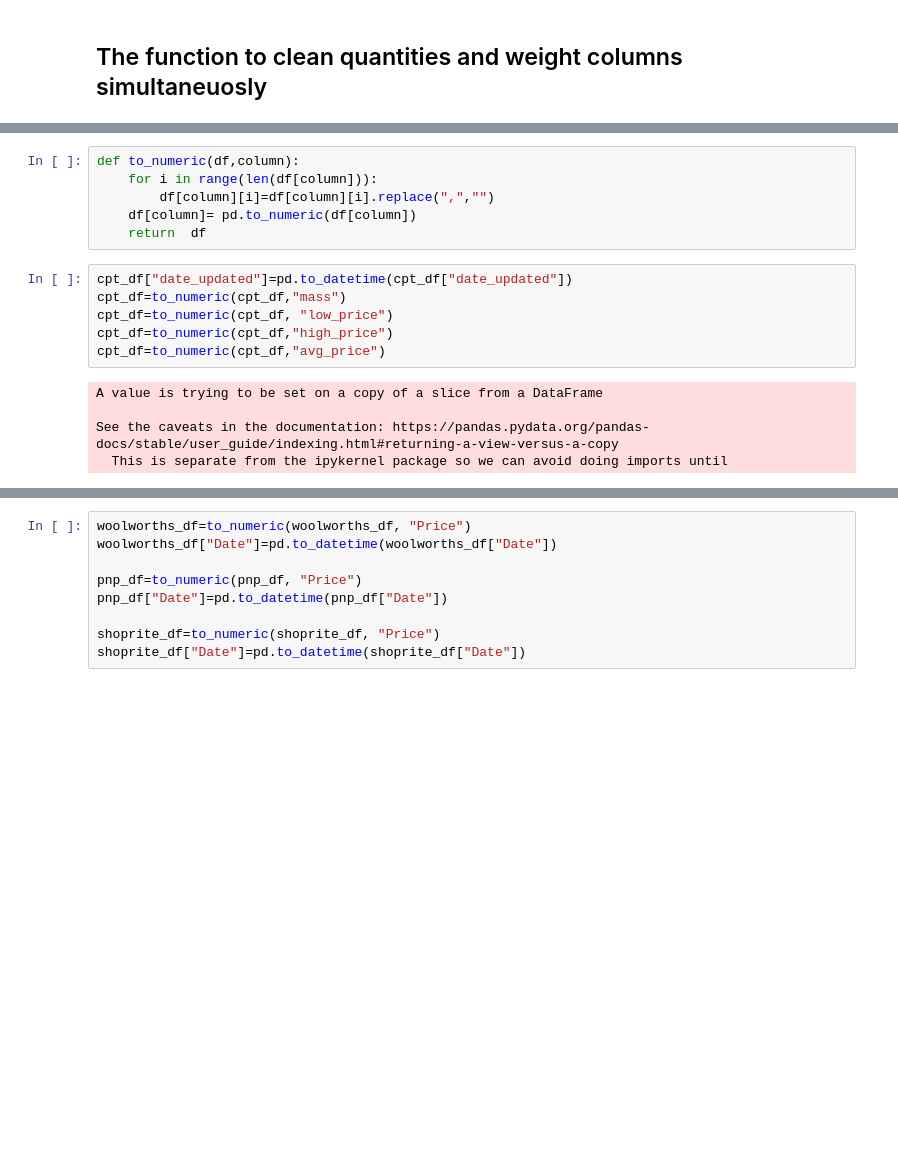
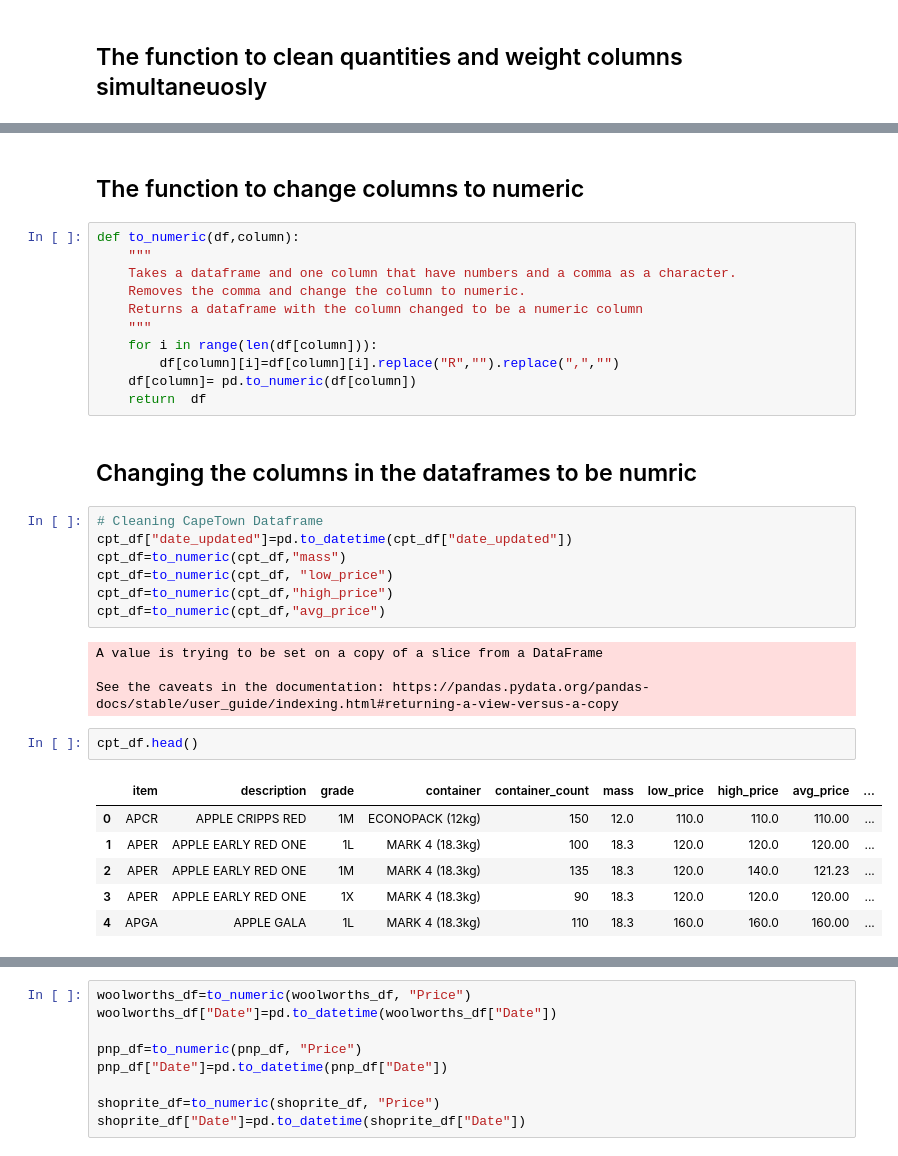
Before and after one commit to scmosoeu/fresh_produce, a Jupyter notebook: Data_cleaning/data_cleaning.ipynb, the cells around one changed output, grey strips where cells are left out. Drawn from its saved outputs; the diff is of its cells as text; blank space fills up the shorter version.

```diff
--- a/Data_cleaning/data_cleaning.ipynb
+++ b/Data_cleaning/data_cleaning.ipynb
@@ -194,10 +197,20 @@ jhb_comm_df_cleaned.head()
+# %% [markdown]
+## The function to change columns to numeric
 # %%
 def to_numeric(df,column):
+    """
+    Takes a dataframe and one column that have numbers and a comma as a character.
+    Removes the comma and change the column to numeric.
+    Returns a dataframe with the column changed to be a numeric column
+    """
     for i in range(len(df[column])):
-        df[column][i]=df[column][i].replace(",","")
+        df[column][i]=df[column][i].replace("R","").replace(",","")
     df[column]= pd.to_numeric(df[column])
     return  df
+# %% [markdown]
+## Changing the columns in the dataframes to be numric
 # %%
+# Cleaning CapeTown Dataframe
 cpt_df["date_updated"]=pd.to_datetime(cpt_df["date_updated"])
 cpt_df=to_numeric(cpt_df,"mass")
 cpt_df=to_numeric(cpt_df, "low_price")
@@ -207,5 +220,13 @@ cpt_df=to_numeric(cpt_df,"avg_price")
 A value is trying to be set on a copy of a slice from a DataFrame
 
 See the caveats in the documentation: https://pandas.pydata.org/pandas-docs/stable/user_guide/indexing.html#returning-a-view-versus-a-copy
-  This is separate from the ipykernel package so we can avoid doing imports until
+# %%
+cpt_df.head()
+# %% [output]
+|  | item | description | grade | container | container_count | mass | low_price | high_price | avg_price | ... |
+| 0 | APCR | APPLE CRIPPS RED | 1M | ECONOPACK (12kg) | 150 | 12.0 | 110.0 | 110.0 | 110.00 | ... |
+| 1 | APER | APPLE EARLY RED ONE | 1L | MARK 4 (18.3kg) | 100 | 18.3 | 120.0 | 120.0 | 120.00 | ... |
+| 2 | APER | APPLE EARLY RED ONE | 1M | MARK 4 (18.3kg) | 135 | 18.3 | 120.0 | 140.0 | 121.23 | ... |
+| 3 | APER | APPLE EARLY RED ONE | 1X | MARK 4 (18.3kg) | 90 | 18.3 | 120.0 | 120.0 | 120.00 | ... |
+| 4 | APGA | APPLE GALA | 1L | MARK 4 (18.3kg) | 110 | 18.3 | 160.0 | 160.0 | 160.00 | ... |
 # %%
```
Also changed, not shown: parts of 46 cells of this notebook.
